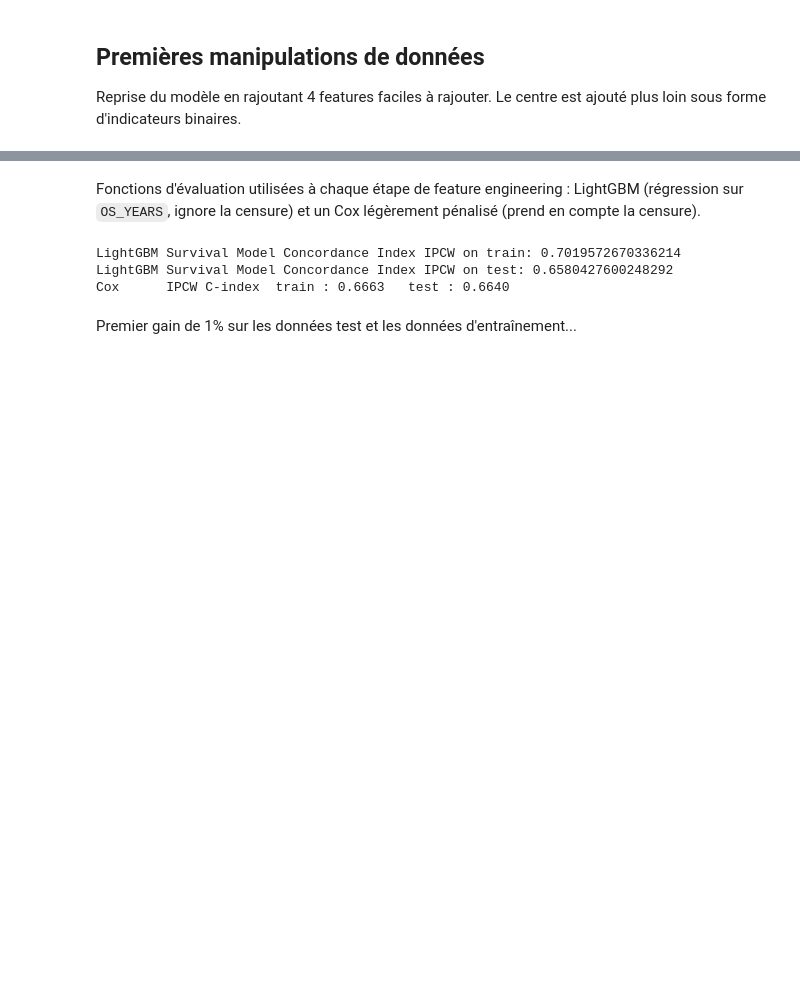
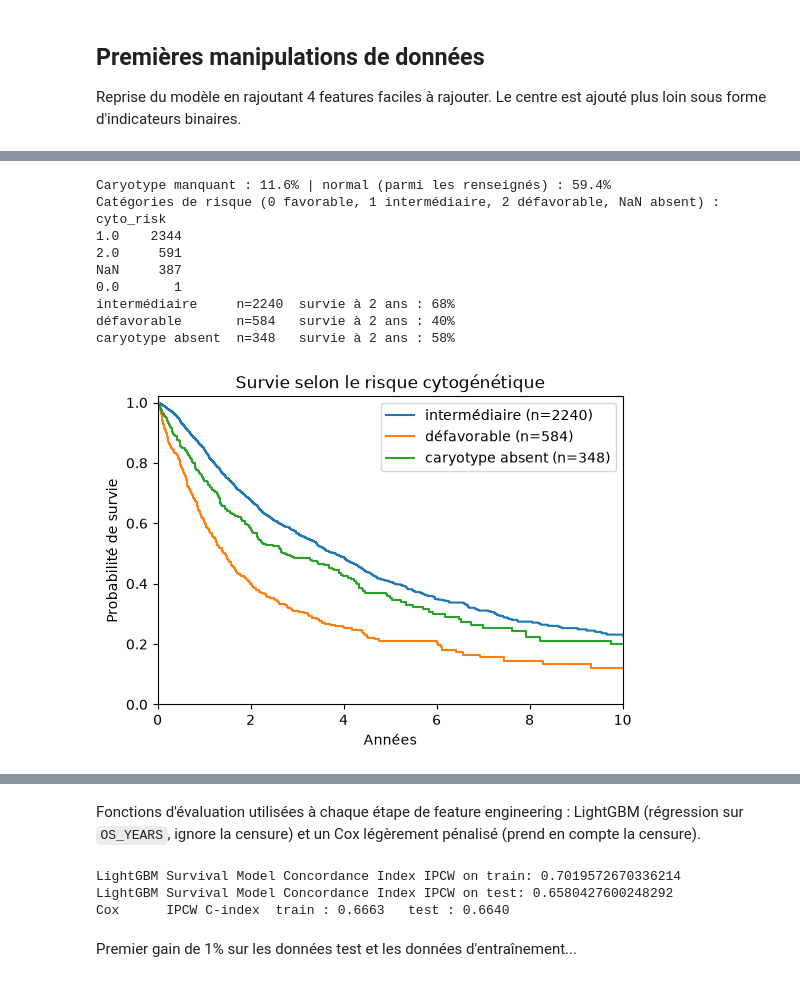
Before and after one commit to corentin-lpsc/Data-challenge-2026, a Jupyter notebook: Notebook.ipynb, the cells around one changed output, grey strips where cells are left out. Drawn from its saved outputs; the diff is of its cells as text; code cells hidden in the pictures; blank space fills up the shorter version.

```diff
--- a/Notebook.ipynb
+++ b/Notebook.ipynb
@@ -89,0 +241,34 @@ array([( True, 1.11506849), (False, 4.92876712), (False, 2.04383562),
+# %%
+# Caryotype : parsing (cyto.py) et survie selon la catégorie de risque
+from cyto import cyto_features
+
+cyto_train = cyto_features(df.set_index("ID")["CYTOGENETICS"])
+print(f"Caryotype manquant : {cyto_train['cyto_missing'].mean():.1%} | "
+      f"normal (parmi les renseignés) : {cyto_train['cyto_normal'].mean():.1%}")
+print("Catégories de risque (0 favorable, 1 intermédiaire, 2 défavorable, NaN absent) :")
+print(cyto_train["cyto_risk"].value_counts(dropna=False).to_string())
+
+m = target_df.merge(cyto_train.reset_index(), on="ID", how="left")
+groups = {"intermédiaire": m["cyto_risk"] == 1, "défavorable": m["cyto_risk"] == 2,
+          "caryotype absent": m["cyto_missing"] == 1}
+plt.figure(figsize=(6, 4))
+for label, mask in groups.items():
+    curve = kaplan_meier(m.loc[mask, "OS_YEARS"], m.loc[mask, "OS_STATUS"])
+    print(f"{label:<17} n={mask.sum():<5} survie à 2 ans : {km_at(curve, 2):.0%}")
+    plt.step(curve[:, 0], curve[:, 1], where="post", label=f"{label} (n={mask.sum()})")
+plt.xlim(0, 10); plt.ylim(0, 1.02)
+plt.xlabel("Années"); plt.ylabel("Probabilité de survie"); plt.title("Survie selon le risque cytogénétique")
+plt.legend()
+plt.show()
+# %% [output]
+Caryotype manquant : 11.6% | normal (parmi les renseignés) : 59.4%
+Catégories de risque (0 favorable, 1 intermédiaire, 2 défavorable, NaN absent) :
+cyto_risk
+1.0    2344
+2.0     591
+NaN     387
+0.0       1
+intermédiaire     n=2240  survie à 2 ans : 68%
+défavorable       n=584   survie à 2 ans : 40%
+caryotype absent  n=348   survie à 2 ans : 58%
+[figure, added]
```
Also changed, not shown: parts of 14 cells of this notebook.
